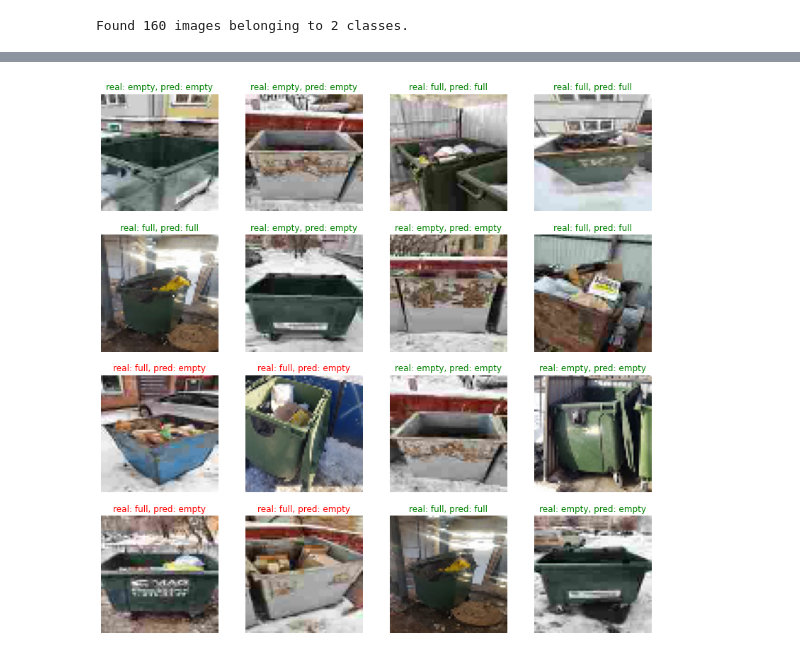
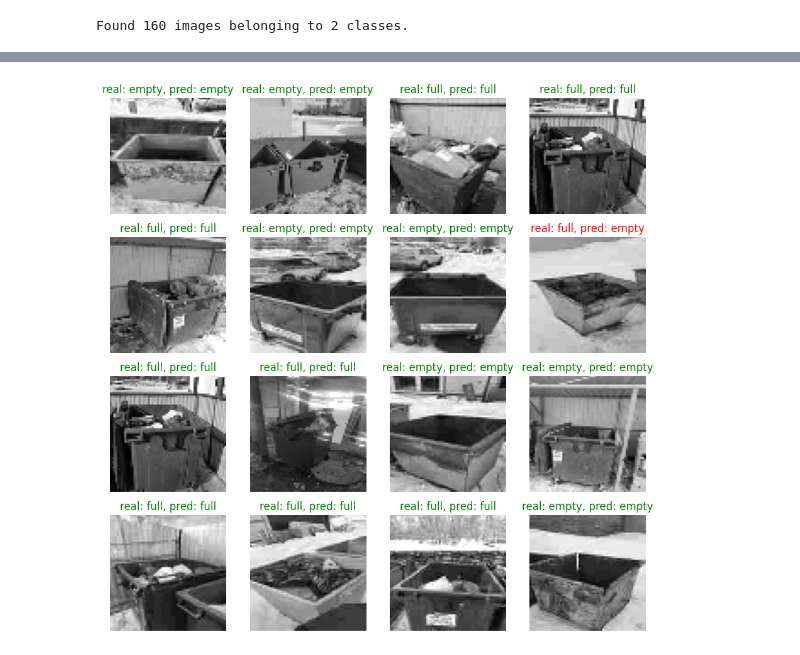
Before and after one commit to iishutov/CV-Project, a Jupyter notebook: ml_project.ipynb, the cells around one changed output, grey strips where cells are left out. Drawn from its saved outputs; the diff is of its cells as text; code cells hidden in the pictures.

Commit message:
Grayscale withour augmentation

```diff
--- a/ml_project.ipynb
+++ b/ml_project.ipynb
@@ -30,21 +54,26 @@ with zipfile.ZipFile(test_dir_zip, 'r') as zip_ref:
 # Training dataset preprocessing
 train_datagen = ImageDataGenerator(
     rescale=rescale,
-    rotation_range=20,
-    width_shift_range=0.1,
-    height_shift_range=0.1,
-    shear_range=0.2,
-    zoom_range=0.2,
-    horizontal_flip=True,
-    fill_mode='nearest'
+    #rotation_range=20,
+    #width_shift_range=0.1,
+    #height_shift_range=0.1,
+    #shear_range=0.2,
+    #zoom_range=0.2,
+    #horizontal_flip=True,
+    #ill_mode='nearest',
+    #brightness_range=(0.8, 1.2),
+    #channel_shift_range=50
 )
 
 train_dataset = train_datagen.flow_from_directory(
     directory=train_dir,
+    color_mode='grayscale',
     target_size=(img_height, img_width),
     batch_size=batch_size,
     class_mode='binary',
     shuffle=True,
     seed=42,
 )
+
+#train_dataset = train_dataset.prefetch(tf.data.AUTOTUNE)
 # %% [output]
@@ -55,8 +84,9 @@ fig, axs = plt.subplots(nrows=3, ncols=3, figsize=(8,8))
 for i in range(3):
     for j in range(3):
         image, label = train_dataset.next()
-        axs[i,j].imshow(image[0])
+        axs[i,j].imshow(image[0], cmap='gray')
         axs[i,j].set_title(f'Label: {(int)(label[0])}')
         axs[i,j].axis('off')
+        print(image[0].shape)
 plt.show()
 # %% [output]
@@ -72,6 +106,7 @@ test_datagen = ImageDataGenerator(rescale=rescale)
 
 test_dataset = test_datagen.flow_from_directory(
     directory=test_dir,
+    color_mode='grayscale',
     target_size=(img_height, img_width),
     batch_size=batch_size,
     class_mode='binary',
@@ -83,7 +118,7 @@ Found 160 images belonging to 2 classes.
 # %%
 # Building the convolutional base.
 model = models.Sequential()
-model.add(layers.Conv2D(32, (3, 3), activation='relu', kernel_regularizer=regularizers.l2(0.001), padding='same', input_shape=(img_height, img_width, 3)))
+model.add(layers.Conv2D(32, (3, 3), activation='relu', kernel_regularizer=regularizers.l2(0.001), padding='same', input_shape=(img_height, img_width, 1)))
 model.add(layers.MaxPooling2D((2, 2)))
 model.add(layers.Conv2D(64, (3, 3), activation='relu', kernel_regularizer=regularizers.l2(0.001), padding='same'))
 model.add(layers.MaxPooling2D((2, 2)))
@@ -172,7 +207,7 @@ predictions = model.predict(test_dataset)
 
 idx = 0
 rng = np.random.default_rng()
-fig, axs = plt.subplots(nrows=4, ncols=4, figsize=(14,14))
+fig, axs = plt.subplots(nrows=4, ncols=4, figsize=(11,11))
 
 for i in range(4):
   for j in range(4):
@@ -187,7 +222,7 @@ for i in range(4):
 
     axs[i,j].set_title(f'real: {real_class}, pred: {predicted_class}')\
       .set_color('green' if real_class == predicted_class else 'red')
-    axs[i,j].imshow(image[local_idx])
+    axs[i,j].imshow(image[local_idx], cmap='gray')
     axs[i,j].axis('off')
 
     idx += _batch_size
@@ -198 +233 @@ plt.show()
-[figure, old version]
+[figure, new version]
```
Also changed, not shown: parts of 13 cells of this notebook.
